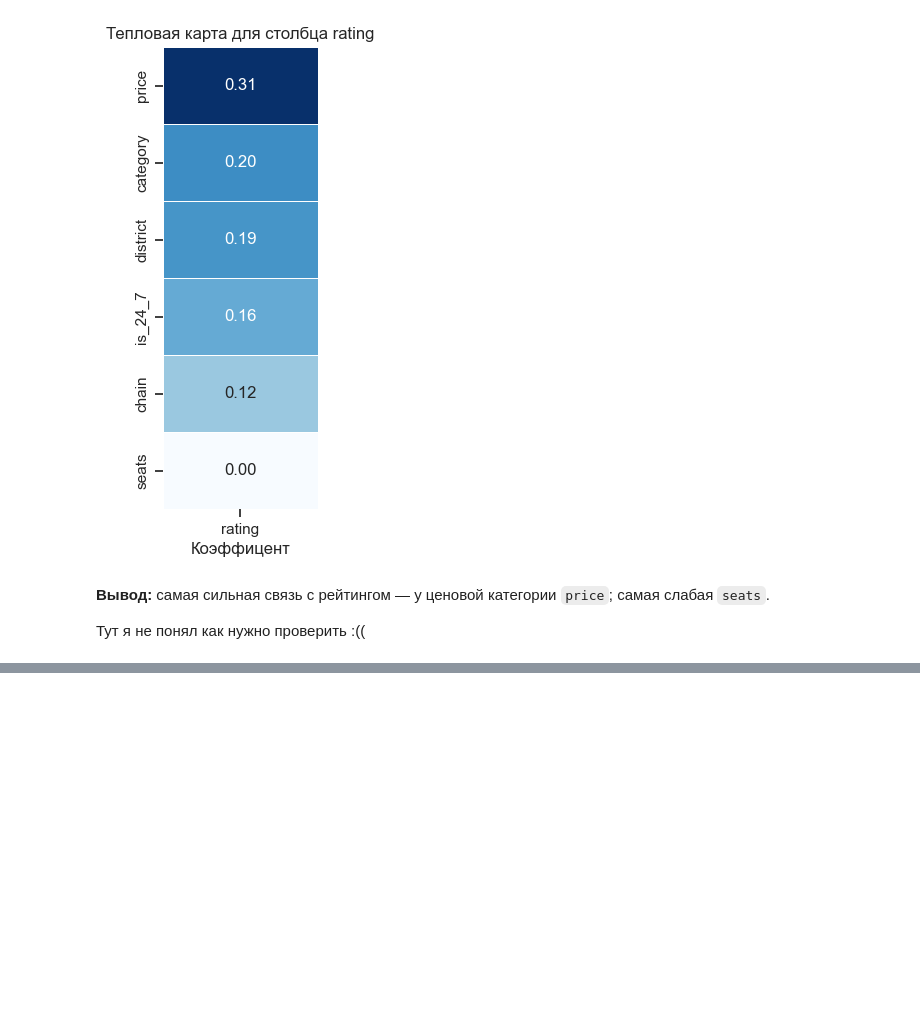
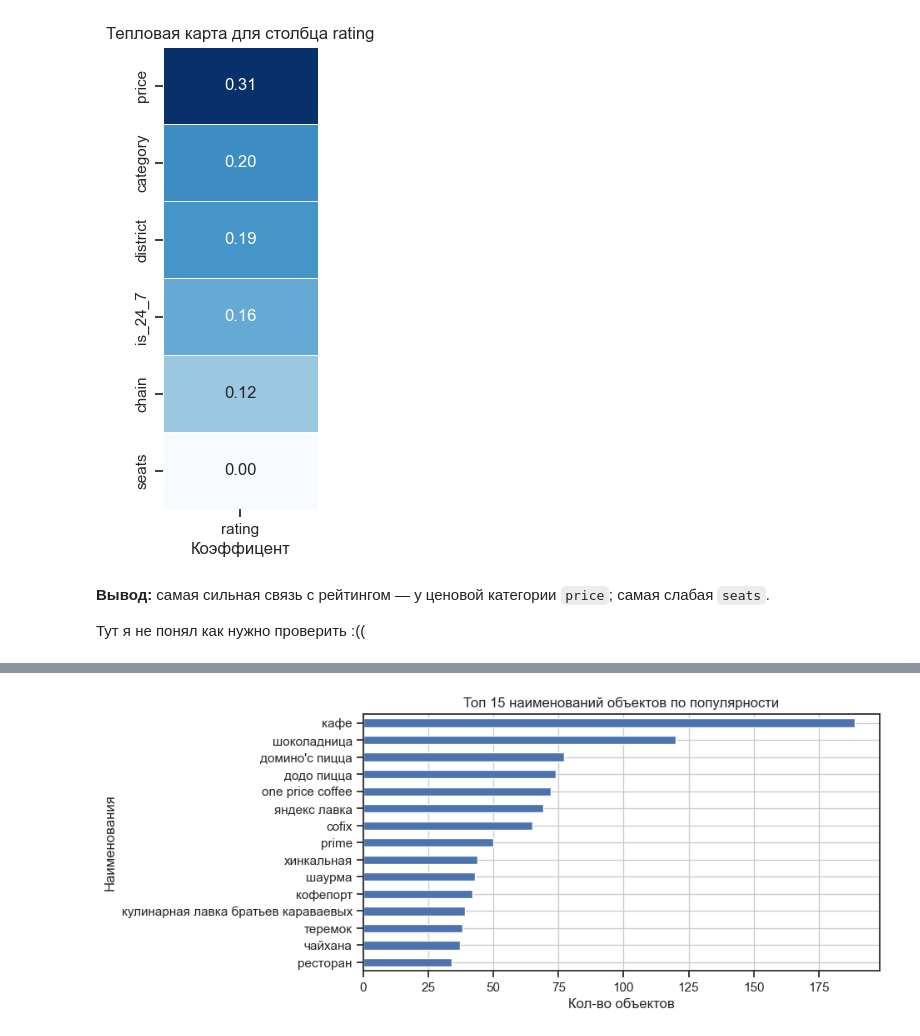
Before and after one commit to CAH0/Moscow_catering_market_research, a Jupyter notebook: File_analitics.ipynb, the cells around one changed output, grey strips where cells are left out. Cells and saved outputs as stored; diff of their text form; code cells hidden in the pictures; blank space fills up the shorter version.

```diff
--- a/File_analitics.ipynb
+++ b/File_analitics.ipynb
@@ -657,0 +660,8 @@ plt.show()
+# %%
+mass =df.groupby('name').agg(
+    count=('rating', 'count'),
+    mean=('rating', 'mean'),
+    category=('category', 'first'),
+    chain = ('chain', 'max')
+).sort_values('count', ascending=False).head(15)
+display(mass)
@@ -657,0 +686,14 @@ plt.show()
+# %%
+plt.figure(figsize=(8,4))
+
+mass['count'].sort_values().plot(
+    kind='barh',
+    title='Топ 15 наименований объектов по популярности',
+    grid=True
+)
+
+plt.ylabel('Наименования')
+plt.xlabel('Кол-во объектов')
+plt.show()
+# %% [output]
+[figure, added]
```
Also changed, not shown: parts of 5 cells of this notebook.
